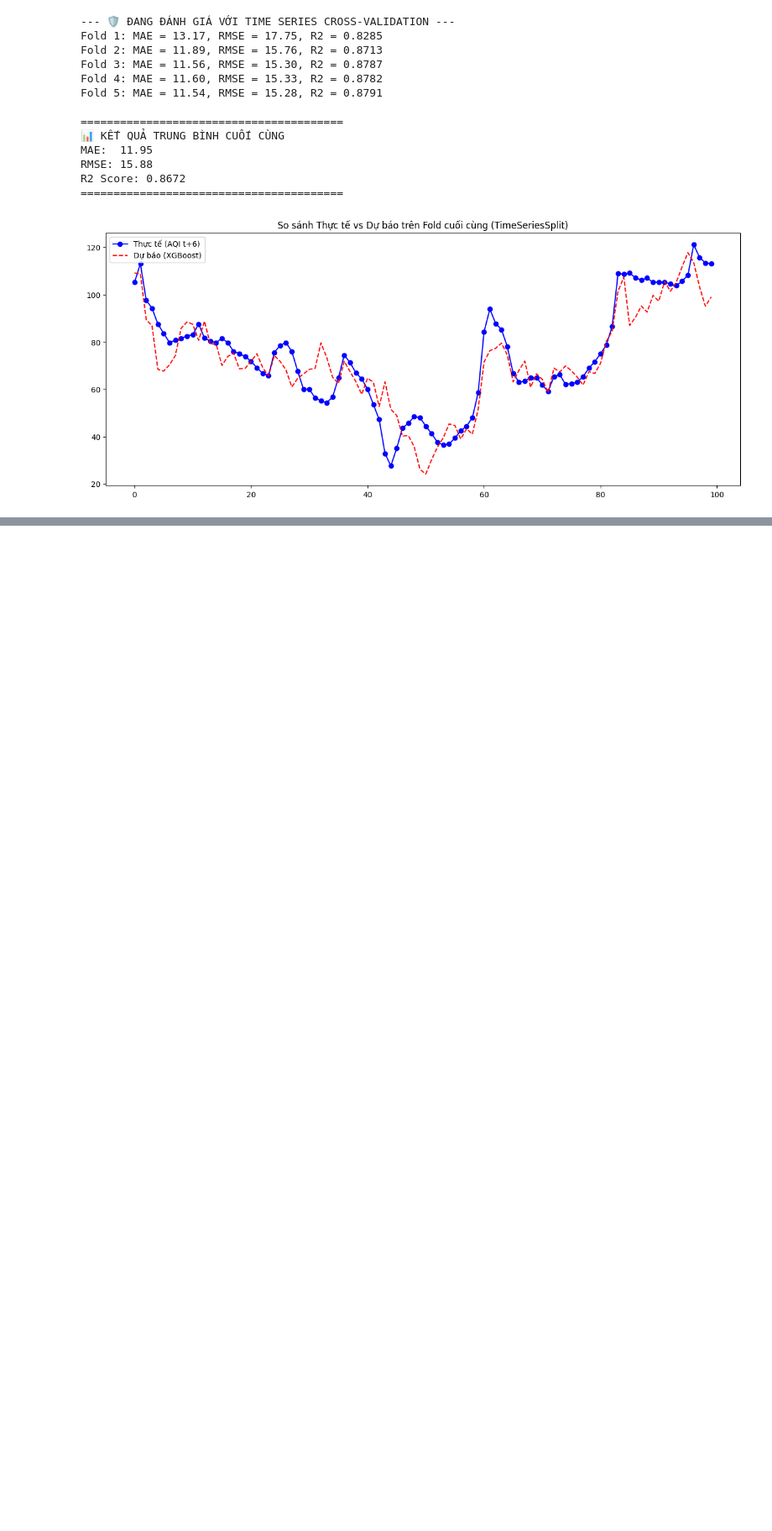
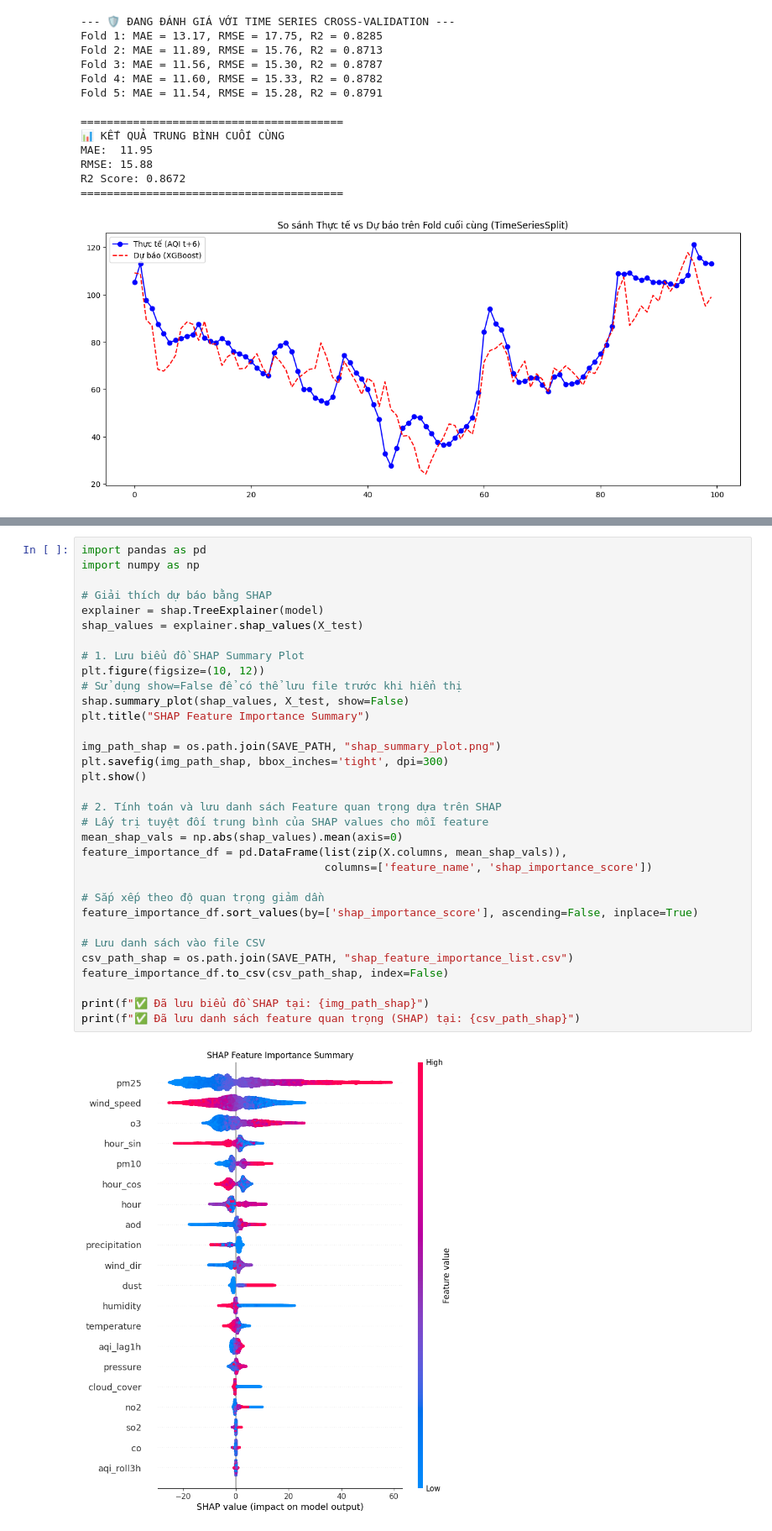
Before and after one commit to PhamQuyNam/DATN_AIR_GROARD_BN_2026, a Jupyter notebook: ml_training/notebooks/02_xgboost.ipynb, the cells around one changed output, grey strips where cells are left out. Shown at 84% size. Saved outputs shown, nothing was run; the diff lists cells and outputs as text; blank space fills up the shorter version.

```diff
--- a/ml_training/notebooks/02_xgboost.ipynb
+++ b/ml_training/notebooks/02_xgboost.ipynb
@@ -219,3 +227,38 @@ with open(os.path.join(SAVE_PATH, "features.json"), "w") as f:
 print(f"🚀 Model đã được lưu tại: {SAVE_PATH}")
 # %% [output]
 🚀 Model đã được lưu tại: C:\Users\Acer\Desktop\DATN\DATN_AIR_GROARD_BN_2026\models\xgboost
+# %%
+import pandas as pd
+import numpy as np
+
+# Giải thích dự báo bằng SHAP
+explainer = shap.TreeExplainer(model)
+shap_values = explainer.shap_values(X_test)
+
+# 1. Lưu biểu đồ SHAP Summary Plot
+plt.figure(figsize=(10, 12))
+# Sử dụng show=False để có thể lưu file trước khi hiển thị
+shap.summary_plot(shap_values, X_test, show=False)
+plt.title("SHAP Feature Importance Summary")
+
+img_path_shap = os.path.join(SAVE_PATH, "shap_summary_plot.png")
+plt.savefig(img_path_shap, bbox_inches='tight', dpi=300)
+plt.show()
+
+# 2. Tính toán và lưu danh sách Feature quan trọng dựa trên SHAP
+# Lấy trị tuyệt đối trung bình của SHAP values cho mỗi feature
+mean_shap_vals = np.abs(shap_values).mean(axis=0)
+feature_importance_df = pd.DataFrame(list(zip(X.columns, mean_shap_vals)),
+                                     columns=['feature_name', 'shap_importance_score'])
+
+# Sắp xếp theo độ quan trọng giảm dần
+feature_importance_df.sort_values(by=['shap_importance_score'], ascending=False, inplace=True)
+
+# Lưu danh sách vào file CSV
+csv_path_shap = os.path.join(SAVE_PATH, "shap_feature_importance_list.csv")
+feature_importance_df.to_csv(csv_path_shap, index=False)
+
+print(f"✅ Đã lưu biểu đồ SHAP tại: {img_path_shap}")
+print(f"✅ Đã lưu danh sách feature quan trọng (SHAP) tại: {csv_path_shap}")
+# %% [output]
+[figure, added]
```
Also changed, not shown: parts of 6 cells of this notebook.
